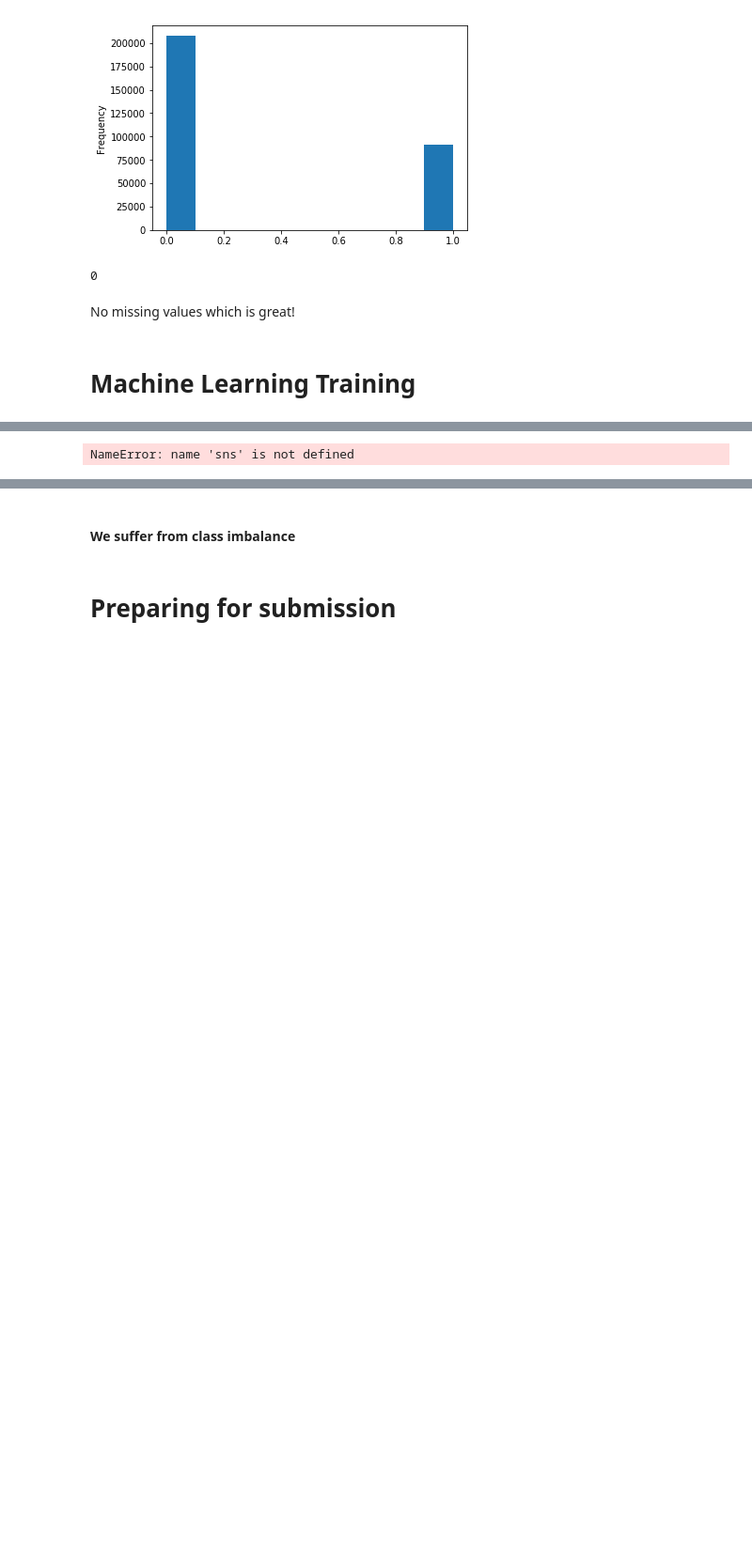
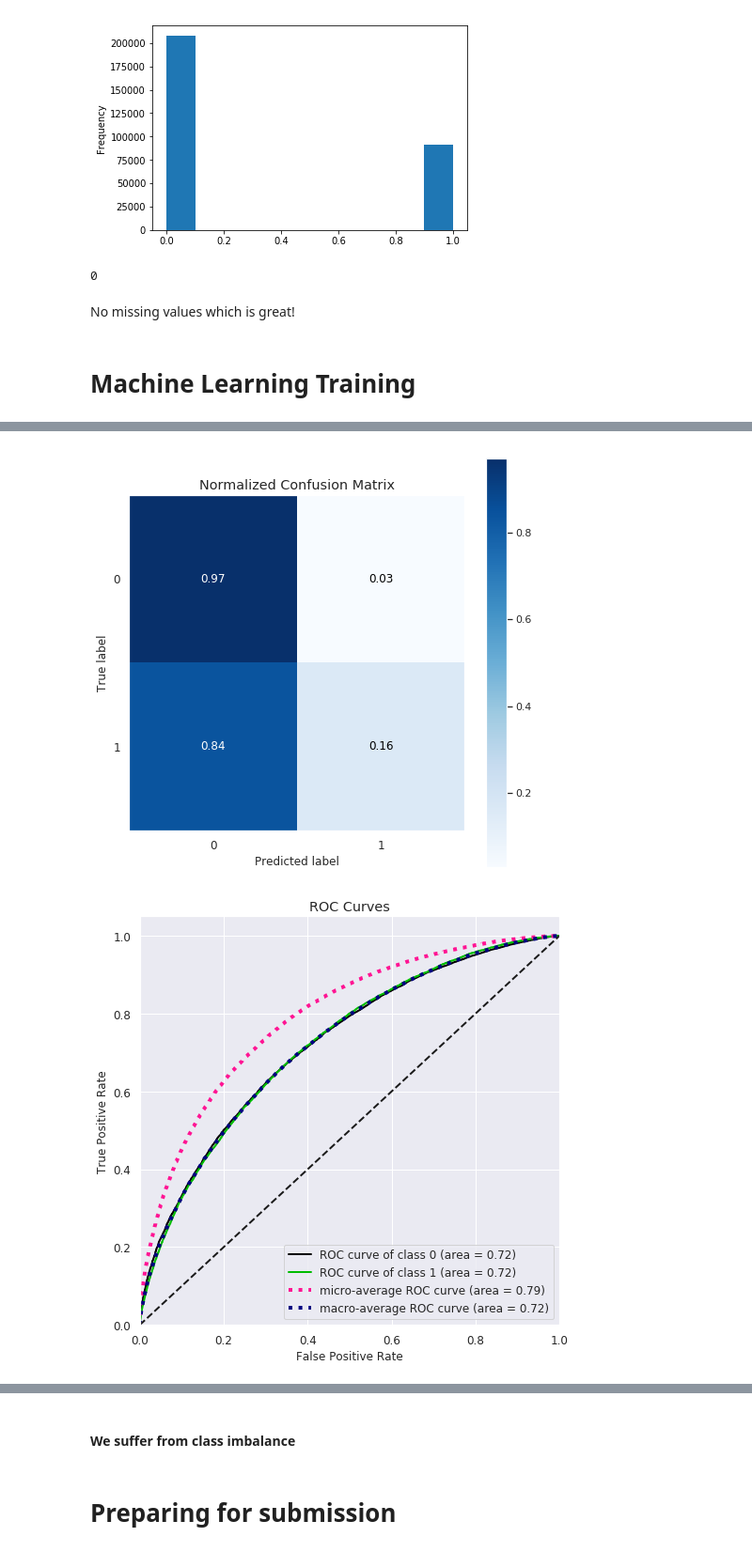
Before and after one commit to praxitelisk/CATegorical-Feature-Encoding-Challenge, a Jupyter notebook: categorical-feature-encoding-challenge-eda-ml.ipynb, the cells around one changed output, grey strips where cells are left out. Shown: that part at 94% size. Saved outputs shown, nothing was run; the diff lists cells and outputs as text; code cells hidden in the pictures; blank space fills up the shorter version.

```diff
--- a/categorical-feature-encoding-challenge-eda-ml.ipynb
+++ b/categorical-feature-encoding-challenge-eda-ml.ipynb
@@ -229,7 +264,7 @@ No missing values which is great!
 # %%
 train_columns = train_df.columns.to_list()
 # %%
-for elem in ["id", 'ord_0', 'ord_1', 'ord_2', 'ord_3', 'ord_4', 'ord_5', "target"]:
+for elem in ["id","target"]:
     train_columns.remove(elem)
 # %%
 y = train_df['target']
@@ -244,6 +279,8 @@ from sklearn.metrics import f1_score
 from sklearn.metrics import classification_report
 from sklearn.metrics import roc_auc_score
 import time
+import seaborn as sns
+import scikitplot as skplt
 
 # create a 80/20 split of the data
 xtrain, xvalid, ytrain, yvalid = train_test_split(X, y, random_state=42, test_size=0.2, stratify = y)
@@ -258,7 +295,7 @@ num_of_folds = 2
 num_fold = 0
     #feature_importance_df = pd.DataFrame()
 
-folds = StratifiedKFold(n_splits=2, shuffle=False, random_state = 42)
+folds = StratifiedKFold(n_splits=num_of_folds, shuffle=False, random_state = 42)
 
 for train_index, valid_index in folds.split(xtrain, ytrain):
     xtrain_stra, xvalid_stra = xtrain.iloc[train_index,:], xtrain.iloc[valid_index,:]
@@ -274,7 +311,7 @@ for train_index, valid_index in folds.split(xtrain, ytrain):
                             seed=42)
 
     clf_stra_xgb.fit(xtrain_stra, ytrain_stra, eval_set=[(xtrain_stra, ytrain_stra), (xvalid_stra, yvalid_stra)],
-                early_stopping_rounds=100, eval_metric='auc', verbose=100)
+                early_stopping_rounds=1000, eval_metric='auc', verbose=100)
 
     #fold_importance_df = pd.DataFrame()
     #fold_importance_df["feature"] = pd.DataFrame.from_dict(data=clf_stra_xgb.get_fscore(), orient="index", columns=["FScore"])["FScore"].index
@@ -325,6 +362,7 @@ sns.set(rc={'figure.figsize':(12, 38)})
 xgb.plot_importance(clf_stra_xgb, title='Feature importance', xlabel='F score', ylabel='Features')
 
 print()
+import gc
 gc.collect();
 # %% [output]
 Stratified Fold: 0
@@ -347 +385,2 @@ elapsed time in seconds:  18.08851671218872
-NameError: name 'sns' is not defined
+[figure, added]
+[figure, added]
```
Also changed, not shown: parts of 13 cells of this notebook.
